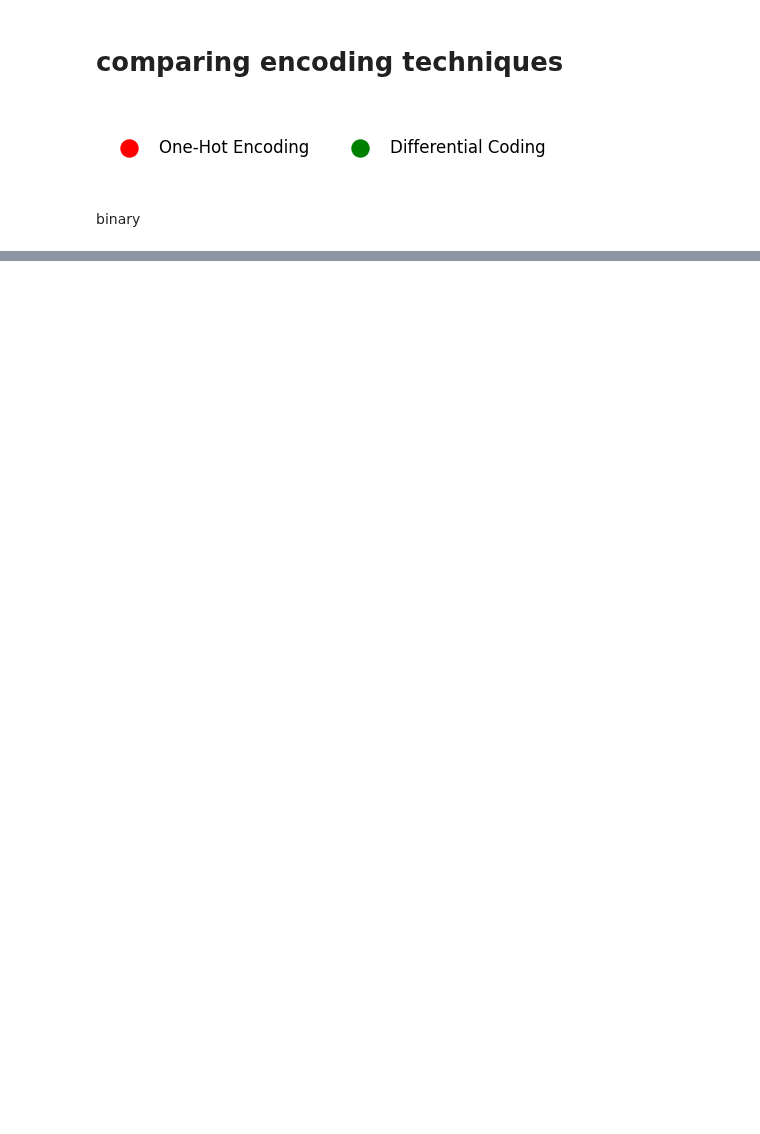
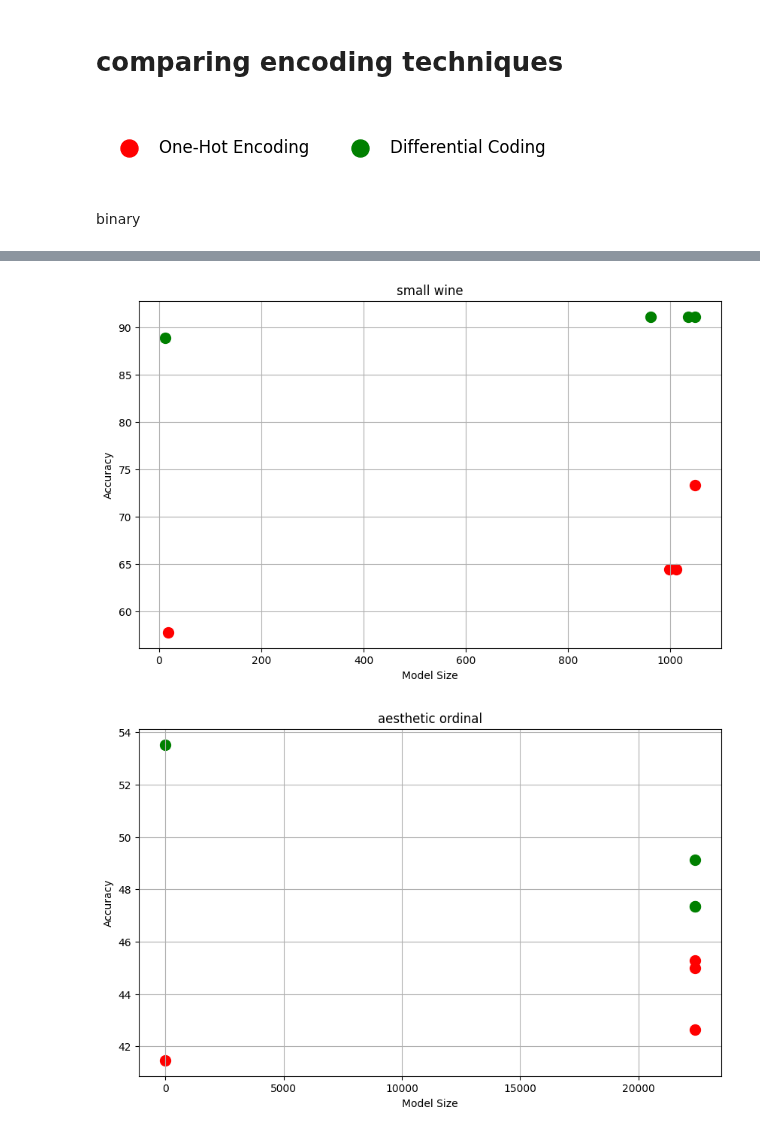
Before and after one commit to mafits/opt-ordinal-scorecards, a Jupyter notebook: build_graphs.ipynb, the cells around one changed output, grey strips where cells are left out. Cells and saved outputs as stored; diff of their text form; code cells hidden in the pictures; blank space fills up the shorter version.

```diff
--- a/build_graphs.ipynb
+++ b/build_graphs.ipynb
@@ -314,0 +318,26 @@ onehot_vs_diffcod("income", income_accuracies, income_sizes)
+# %%
+'''
+small wine 64.44 1012 64.44 998 57.78 18 73.33 1048 91.11 962 91.11 1035 88.89 12 91.11 1048
+aesthetic ordinal 45.00 22376 45.29 22376 41.47 2 42.65 22376 47.35 22376 47.35 22373 53.53 11 49.12 22376
+abalone 65.55 1310 65.74 5027 61.34 4 62.39 5369 68.77 1013 69.57 5358 62.11 8 58.76 5366
+large wine 53.66 1898 53.91 2405 45.42 4 50.65 2479 54.65 2062 55.45 2479 45.42 7 51.08 2479
+'''
+
+smallwine_accuracies = [64.44, 64.44, 57.78, 73.33, 91.11, 91.11, 88.89, 91.11]
+smallwine_model_sizes = [1012, 998, 18, 1048, 962, 1035, 12, 1048]
+onehot_vs_diffcod('small wine', smallwine_accuracies, smallwine_model_sizes)
+
+aestheticordinal_accuracies = [45.00, 45.29, 41.47, 42.65, 47.35, 47.35, 53.53, 49.12]
+aestheticordinal_model_sizes = [22376, 22376, 2, 22376, 22376, 22373, 11, 22376]
+onehot_vs_diffcod('aesthetic ordinal', aestheticordinal_accuracies, aestheticordinal_model_sizes)
+
+abalone_accuracies = [65.55, 65.74, 61.34, 62.39, 68.77, 69.57, 62.11, 58.76]
+abalone_model_sizes = [1310, 5027, 4, 5369, 1013, 5358, 8, 5366]
+onehot_vs_diffcod('abalone', abalone_accuracies, abalone_model_sizes)
+
+largewine_accuracies = [53.66, 53.91, 45.42, 50.65, 54.65, 55.45, 45.42, 51.08]
+largewine_model_sizes = [1898, 2405, 4, 2479, 2062, 2479, 7, 2479]
+onehot_vs_diffcod('large wine', largewine_accuracies, largewine_model_sizes)
+# %% [output]
+[figure, added]
+[figure, added]
```
Also changed, not shown: parts of 4 cells of this notebook, 2 other files.
